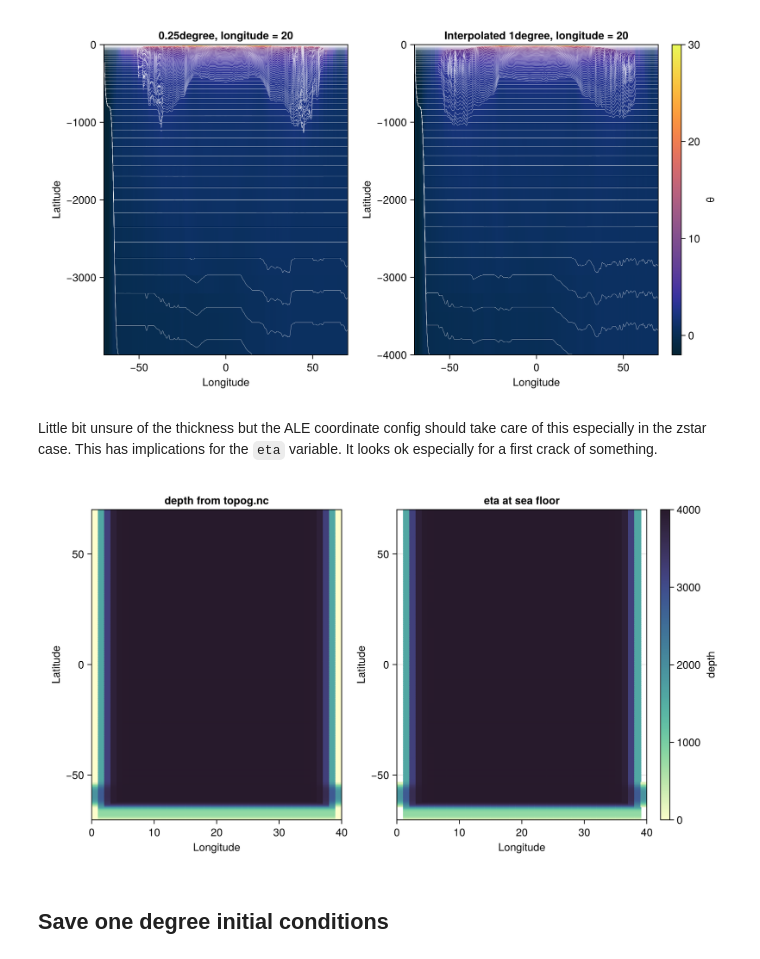
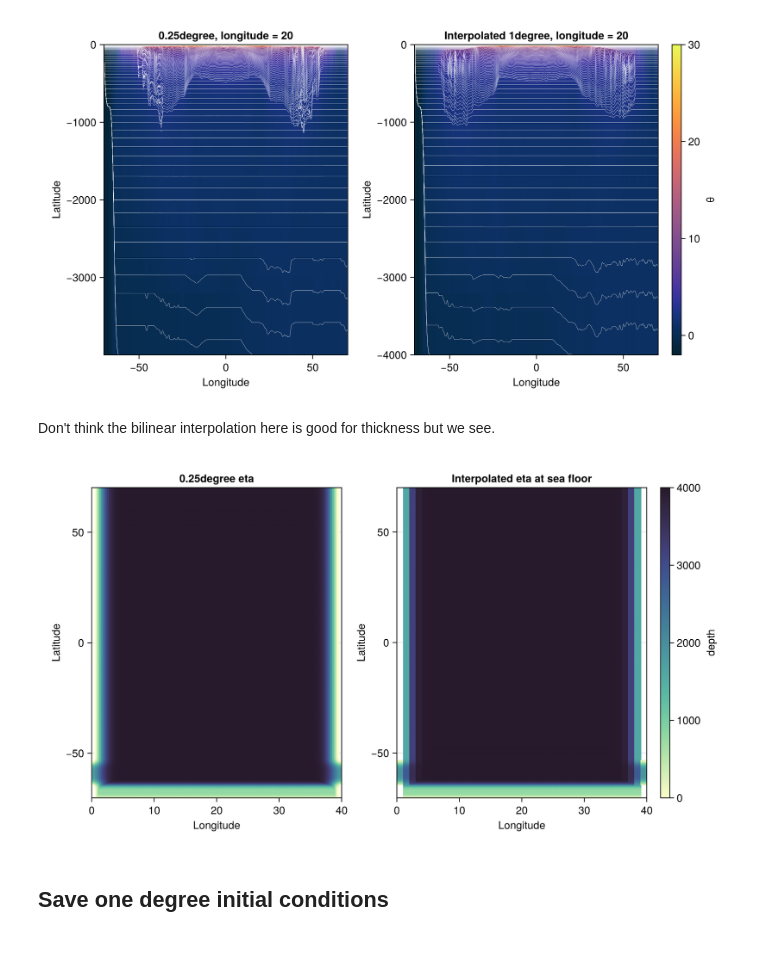
Before and after one commit to jbisits/anu-tub, a Jupyter notebook: input/anu-tub/interpolate_ics.ipynb, the cells around one changed output. Drawn from its saved outputs; the diff is of its cells as text; code cells hidden in the pictures.

Commit message:
interpolate eta?

```diff
--- a/input/anu-tub/interpolate_ics.ipynb
+++ b/input/anu-tub/interpolate_ics.ipynb
@@ -36,6 +36,7 @@ yh = ds["yh"][:]
 zl = -ds["zl"][:]
 θ = ds["PTEMP"][:, :, :]
 h = ds["h"][:, :, :]
+eta = ds["eta"][:, :, :]
 layers = ds.dim["Layer"]
 close(ds)
 # %% [output]
@@ -160,26 +163,24 @@ fig
 # %% [output]
 [figure]
 # %% [markdown]
-Little bit unsure of the thickness but the ALE coordinate config should take care of this especially in the zstar case.
-This has implications for the `eta` variable.
-It looks ok especially for a first crack of something.
+Don't think the bilinear interpolation here is good for thickness but we see.
 # %%
 layer = 1
 
 colormap = :deep
 colorrange = (0, 4000)
 
 fig = Figure(size = (900, 500))
-ax = Axis(fig[1, 1], xlabel = "Longitude", ylabel = "Latitude", title = "depth from topog.nc")
-hm = heatmap!(ax, x1deg, y1deg, depth; colormap, colorrange)
+ax = Axis(fig[1, 1], xlabel = "Longitude", ylabel = "Latitude", title = "0.25degree eta")
+hm = heatmap!(ax, xh, yh, abs.(eta[:, :, end]); colormap, colorrange)
 
-ax = Axis(fig[1, 2], xlabel = "Longitude", ylabel = "Latitude", title = "eta at sea floor")
-heatmap!(ax, x1deg, y1deg, eta_interp[:, :, end]; colormap, colorrange)
+ax = Axis(fig[1, 2], xlabel = "Longitude", ylabel = "Latitude", title = "Interpolated eta at sea floor")
+heatmap!(ax, x1deg, y1deg, abs.(eta_interp[:, :, end]); colormap, colorrange)
 
 Colorbar(fig[1, 3], hm, label = "depth")
 fig
 # %% [output]
-[figure, old version]
+[figure, new version]
 # %% [markdown]
 ## Save one degree initial conditions
 # %%
```
Also changed, not shown: parts of 2 cells of this notebook.
